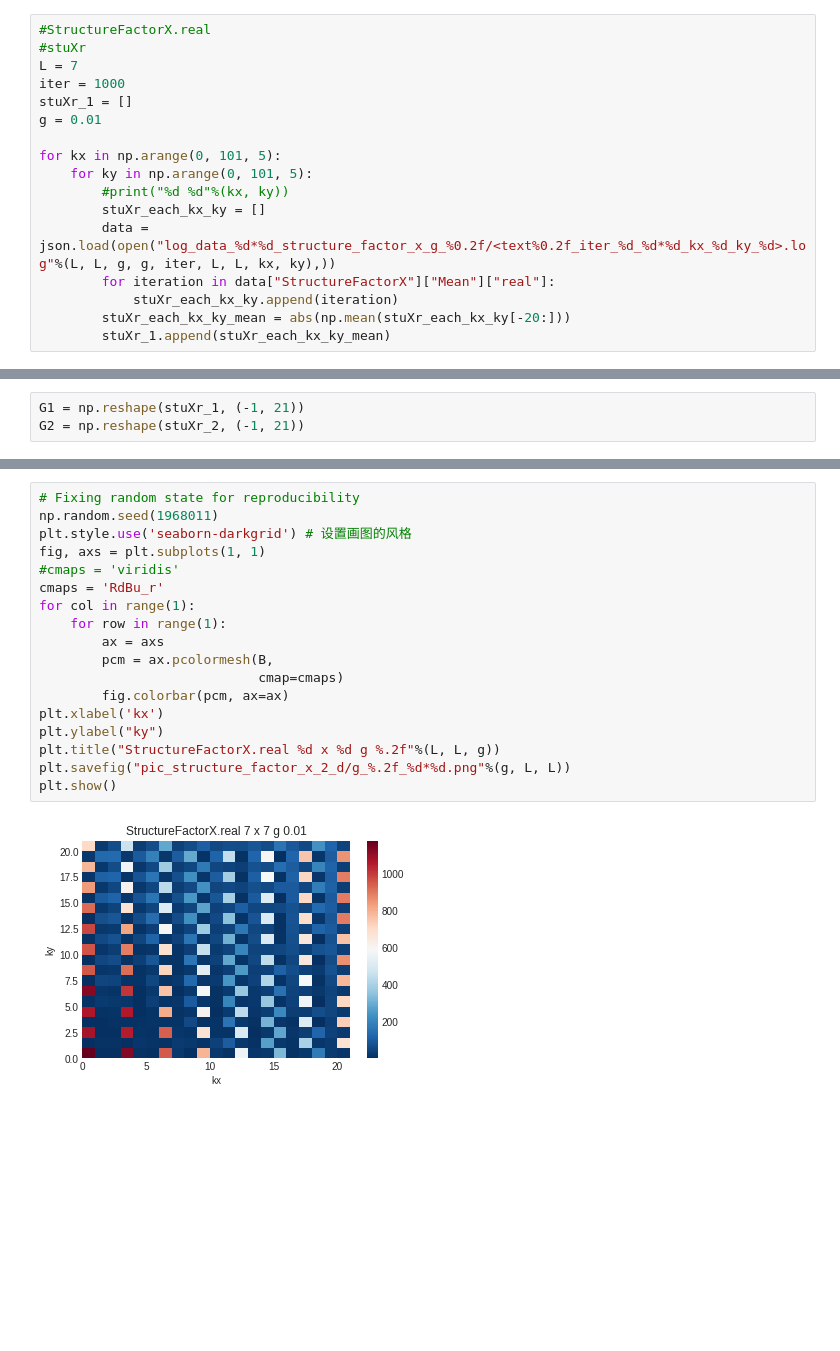
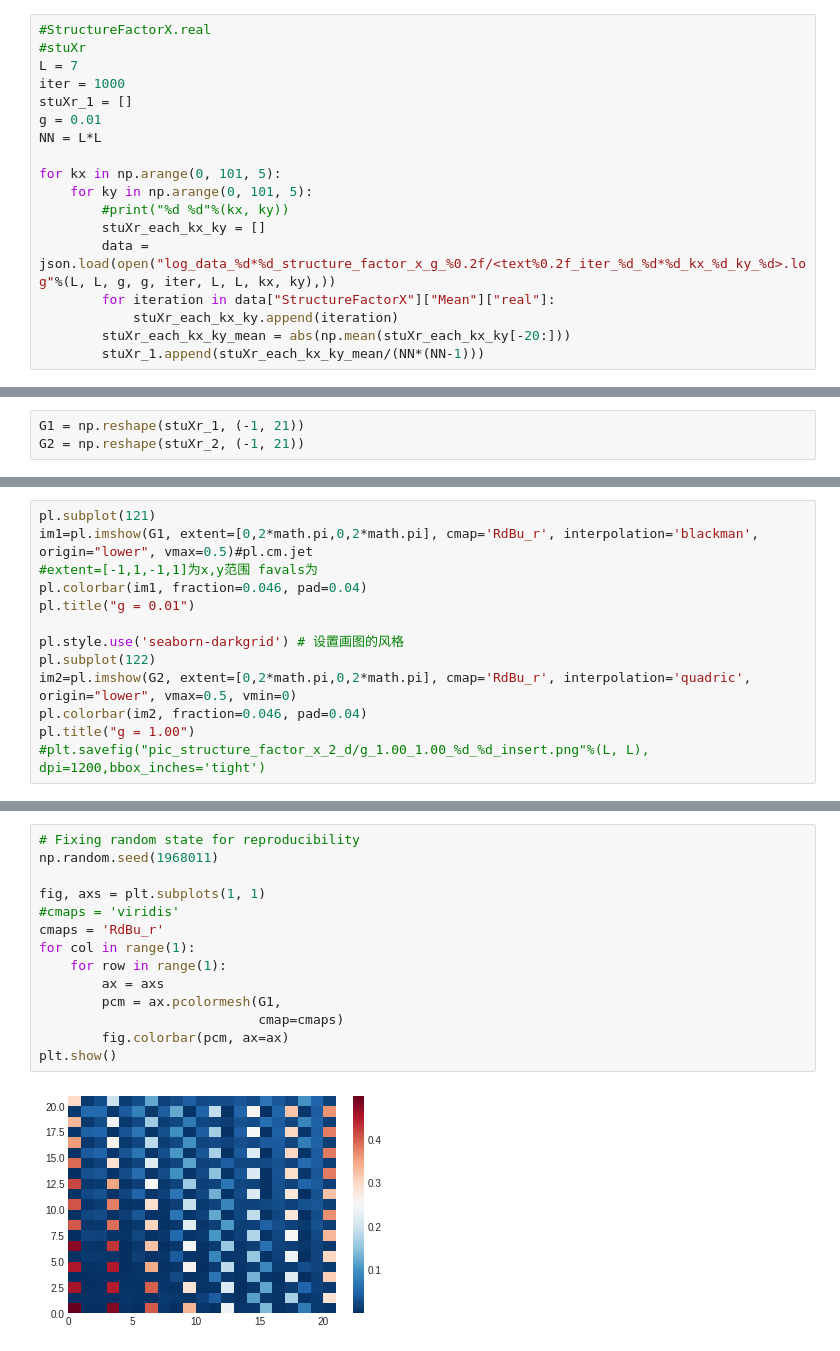
Before and after one commit to zjuadurey/machine-learnig-QM, a Jupyter notebook: plot/plot_structure_factor_x.ipynb, the cells around one changed output, grey strips where cells are left out. Drawn from its saved outputs; the diff is of its cells as text; blank space fills up the shorter version.

Commit message:
plot

```diff
--- a/plot/plot_structure_factor_x.ipynb
+++ b/plot/plot_structure_factor_x.ipynb
@@ -11,6 +14,7 @@ L = 7
 iter = 1000
 stuXr_1 = []
 g = 0.01
+NN = L*L
 
 for kx in np.arange(0, 101, 5):
     for ky in np.arange(0, 101, 5):
@@ -20,7 +24,7 @@ for kx in np.arange(0, 101, 5):
         for iteration in data["StructureFactorX"]["Mean"]["real"]:
             stuXr_each_kx_ky.append(iteration)
         stuXr_each_kx_ky_mean = abs(np.mean(stuXr_each_kx_ky[-20:]))
-        stuXr_1.append(stuXr_each_kx_ky_mean)
+        stuXr_1.append(stuXr_each_kx_ky_mean/(NN*(NN-1)))
 # %%
 stuXr_2 = []
 g2 = 1
@@ -39,0 +80,13 @@ G2 = np.reshape(stuXr_2, (-1, 21))
+# %%
+pl.subplot(121)
+im1=pl.imshow(G1, extent=[0,2*math.pi,0,2*math.pi], cmap='RdBu_r', interpolation='blackman', origin="lower", vmax=0.5)#pl.cm.jet
+#extent=[-1,1,-1,1]为x,y范围 favals为
+pl.colorbar(im1, fraction=0.046, pad=0.04)
+pl.title("g = 0.01")
+
+pl.style.use('seaborn-darkgrid') # 设置画图的风格
+pl.subplot(122)
+im2=pl.imshow(G2, extent=[0,2*math.pi,0,2*math.pi], cmap='RdBu_r', interpolation='quadric', origin="lower", vmax=0.5, vmin=0)
+pl.colorbar(im2, fraction=0.046, pad=0.04)
+pl.title("g = 1.00")
+#plt.savefig("pic_structure_factor_x_2_d/g_1.00_1.00_%d_%d_insert.png"%(L, L), dpi=1200,bbox_inches='tight')
@@ -40,20 +96,16 @@ G2 = np.reshape(stuXr_2, (-1, 21))
 # %%
 # Fixing random state for reproducibility
 np.random.seed(1968011)
-plt.style.use('seaborn-darkgrid') # 设置画图的风格
+
 fig, axs = plt.subplots(1, 1)
 #cmaps = 'viridis'
 cmaps = 'RdBu_r'
 for col in range(1):
     for row in range(1):
         ax = axs
-        pcm = ax.pcolormesh(B,
+        pcm = ax.pcolormesh(G1,
                             cmap=cmaps)
         fig.colorbar(pcm, ax=ax)
-plt.xlabel('kx')
-plt.ylabel("ky")
-plt.title("StructureFactorX.real %d x %d g %.2f"%(L, L, g))
-plt.savefig("pic_structure_factor_x_2_d/g_%.2f_%d*%d.png"%(g, L, L))
 plt.show()
 # %% [output]
-[figure, old version]
+[figure, new version]
```
Also changed, not shown: parts of 7 cells of this notebook.
